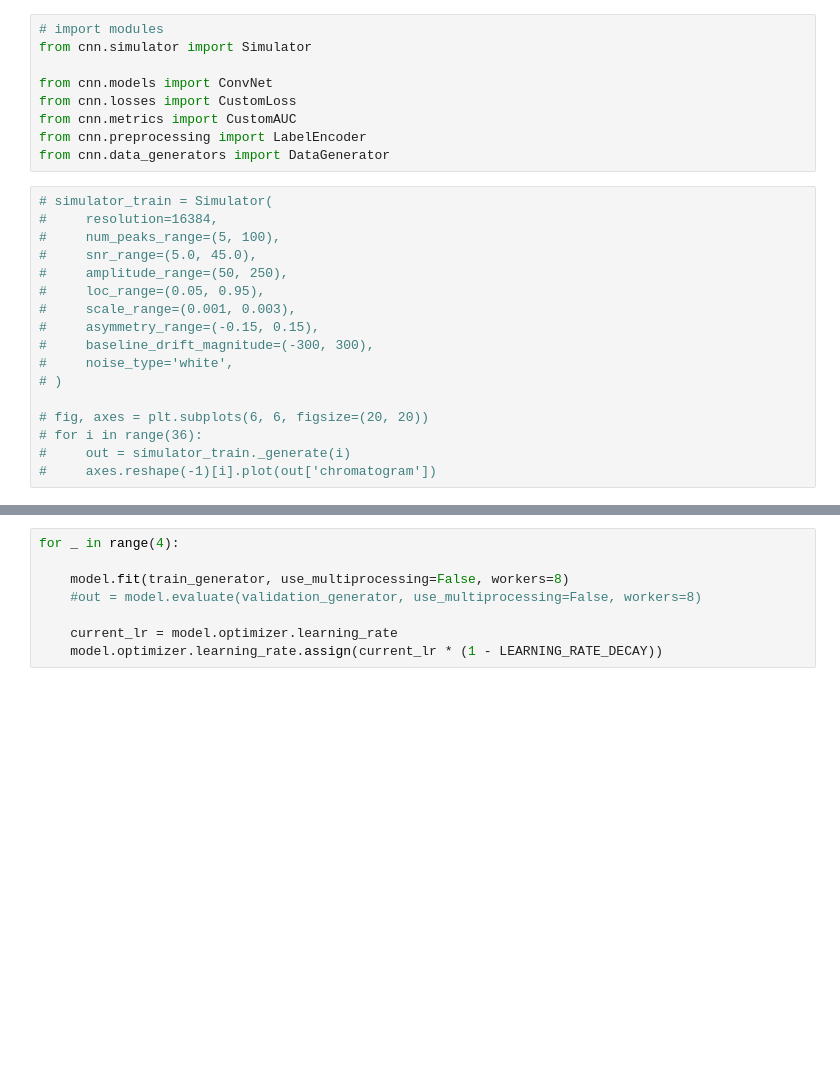
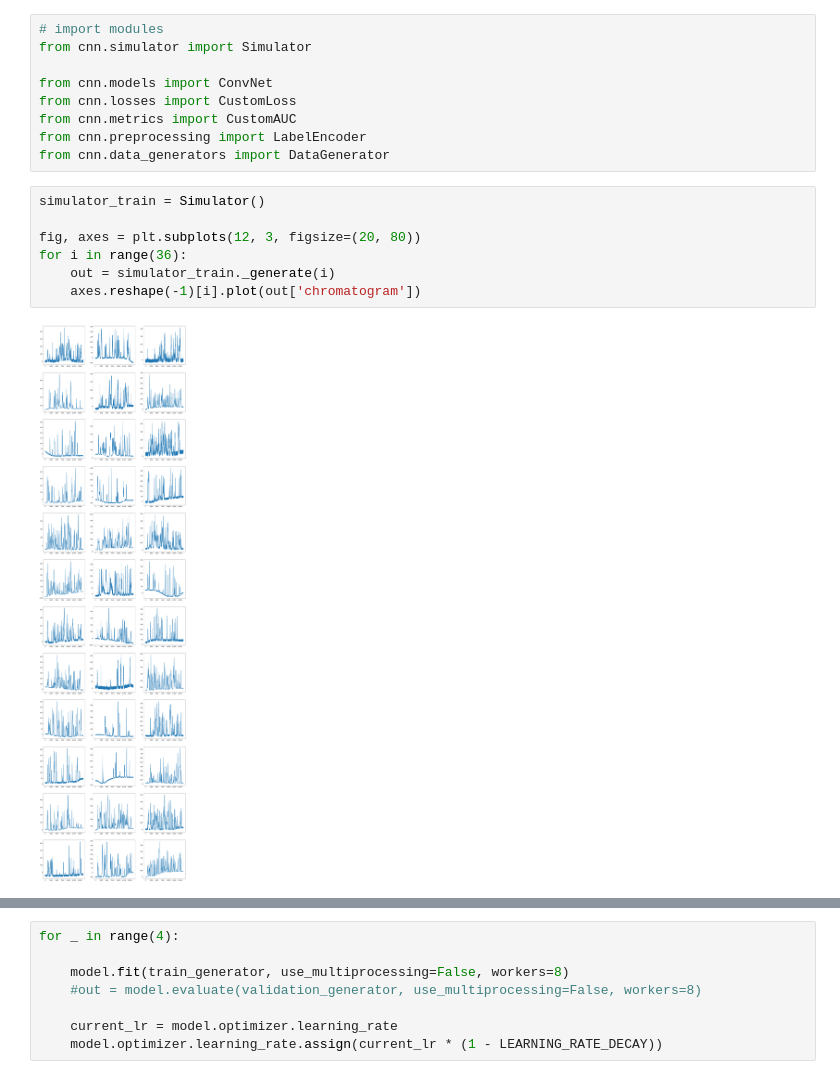
Before and after one commit to akensert/deep-learning-peak-detection, a Jupyter notebook: notebooks/01_convolutional-neural-network.ipynb, the cells around one changed output, grey strips where cells are left out. Drawn from its saved outputs; the diff is of its cells as text; blank space fills up the shorter version.

```diff
--- a/notebooks/01_convolutional-neural-network.ipynb
+++ b/notebooks/01_convolutional-neural-network.ipynb
@@ -28,22 +34,14 @@ from cnn.metrics import CustomAUC
 from cnn.preprocessing import LabelEncoder
 from cnn.data_generators import DataGenerator
 # %%
-# simulator_train = Simulator(
-#     resolution=16384,
-#     num_peaks_range=(5, 100),
-#     snr_range=(5.0, 45.0),
-#     amplitude_range=(50, 250),
-#     loc_range=(0.05, 0.95),
-#     scale_range=(0.001, 0.003),
-#     asymmetry_range=(-0.15, 0.15),
-#     baseline_drift_magnitude=(-300, 300),
-#     noise_type='white',
-# )
+simulator_train = Simulator()
 
-# fig, axes = plt.subplots(6, 6, figsize=(20, 20))
-# for i in range(36):
-#     out = simulator_train._generate(i)
-#     axes.reshape(-1)[i].plot(out['chromatogram'])
+fig, axes = plt.subplots(12, 3, figsize=(20, 80))
+for i in range(36):
+    out = simulator_train._generate(i)
+    axes.reshape(-1)[i].plot(out['chromatogram'])
+# %% [output]
+[figure, added]
 # %%
 
 
```
Also changed, not shown: parts of 10 cells of this notebook, 2 other files.
